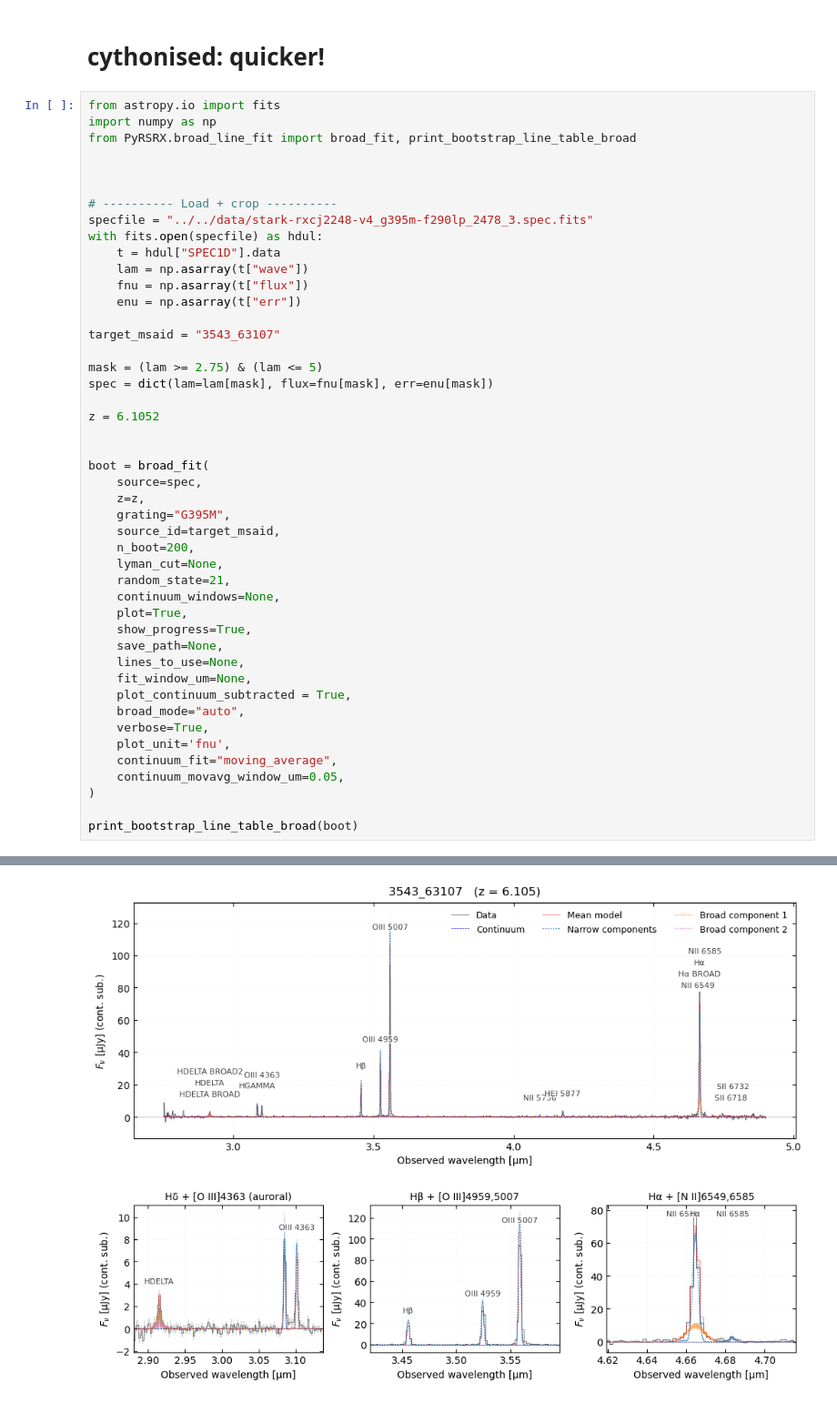
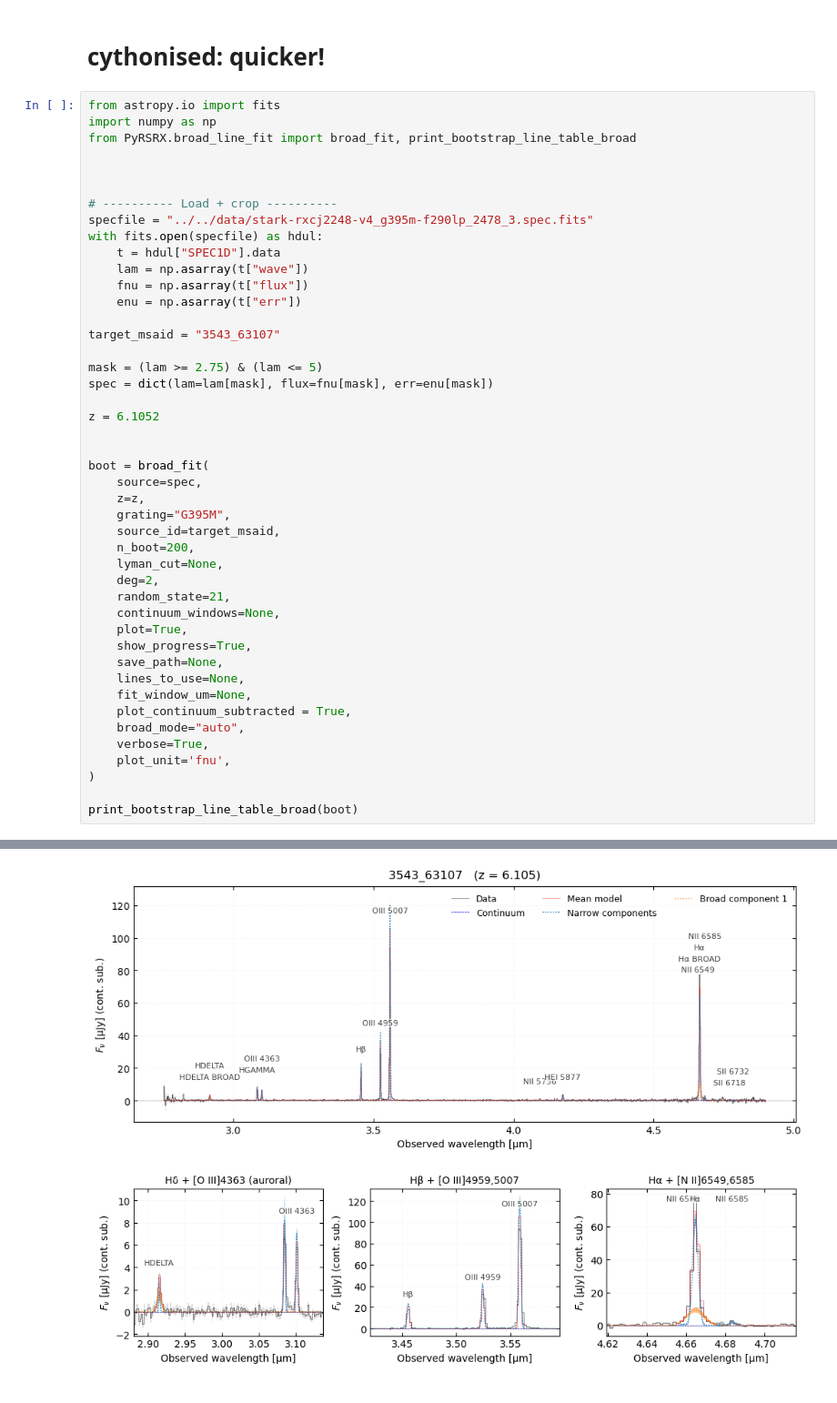
Before and after one commit to raunaq-rai/pyRSR, a Jupyter notebook: docs/notebooks/broad_line_example.ipynb, the cells around one changed output, grey strips where cells are left out. Shown at 91% size. Saved outputs shown, nothing was run; the diff lists cells and outputs as text.

```diff
--- a/docs/notebooks/broad_line_example.ipynb
+++ b/docs/notebooks/broad_line_example.ipynb
@@ -249,6 +249,7 @@ boot = broad_fit(
     source_id=target_msaid,
     n_boot=200,
     lyman_cut=None,
+    deg=2,
     random_state=21,
     continuum_windows=None,
     plot=True,
@@ -260,8 +261,6 @@ boot = broad_fit(
     broad_mode="auto",
     verbose=True,
     plot_unit='fnu',
-    continuum_fit="moving_average",
-    continuum_movavg_window_um=0.05,
 )
 
 print_bootstrap_line_table_broad(boot)
@@ -300,5 +299,5 @@ Discrepancy                   : +0.69%
 ======================================================================
-[figure, old version]
+[figure, new version]
 === MODEL SELECTION (BIC Scores) ===
 
 H-alpha:
```
Also changed, not shown: parts of 2 cells of this notebook.
